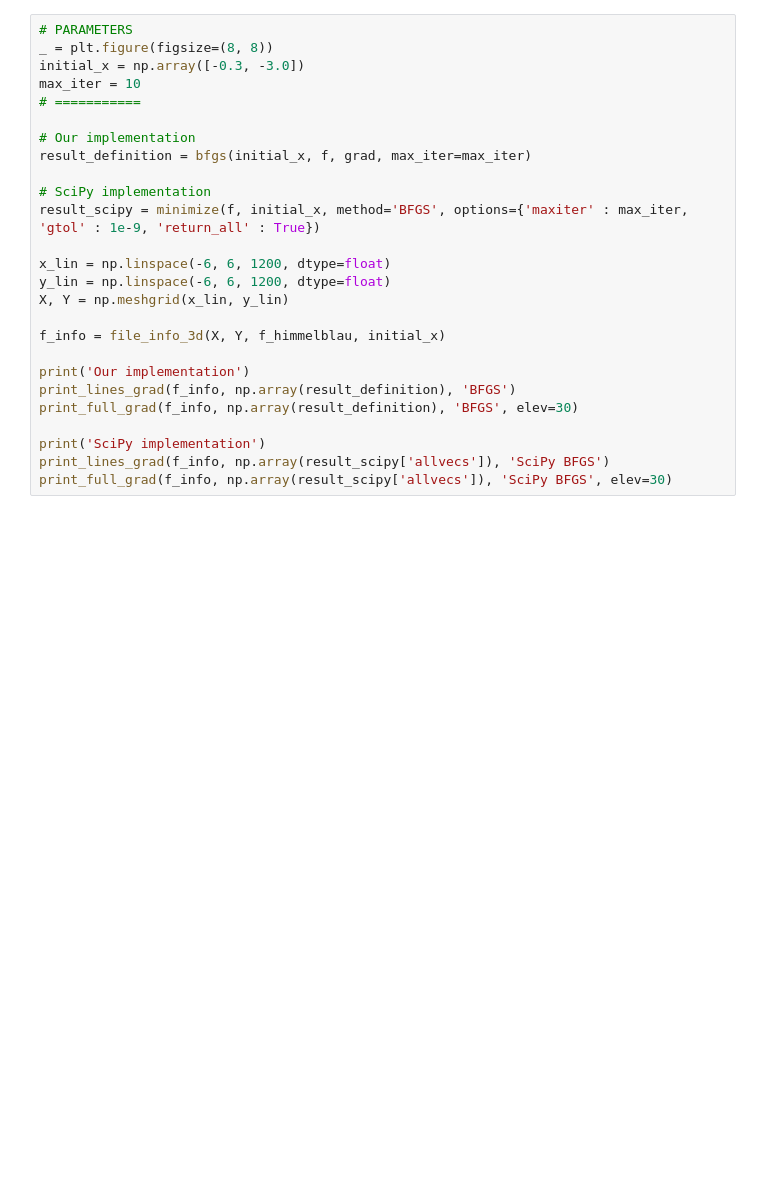
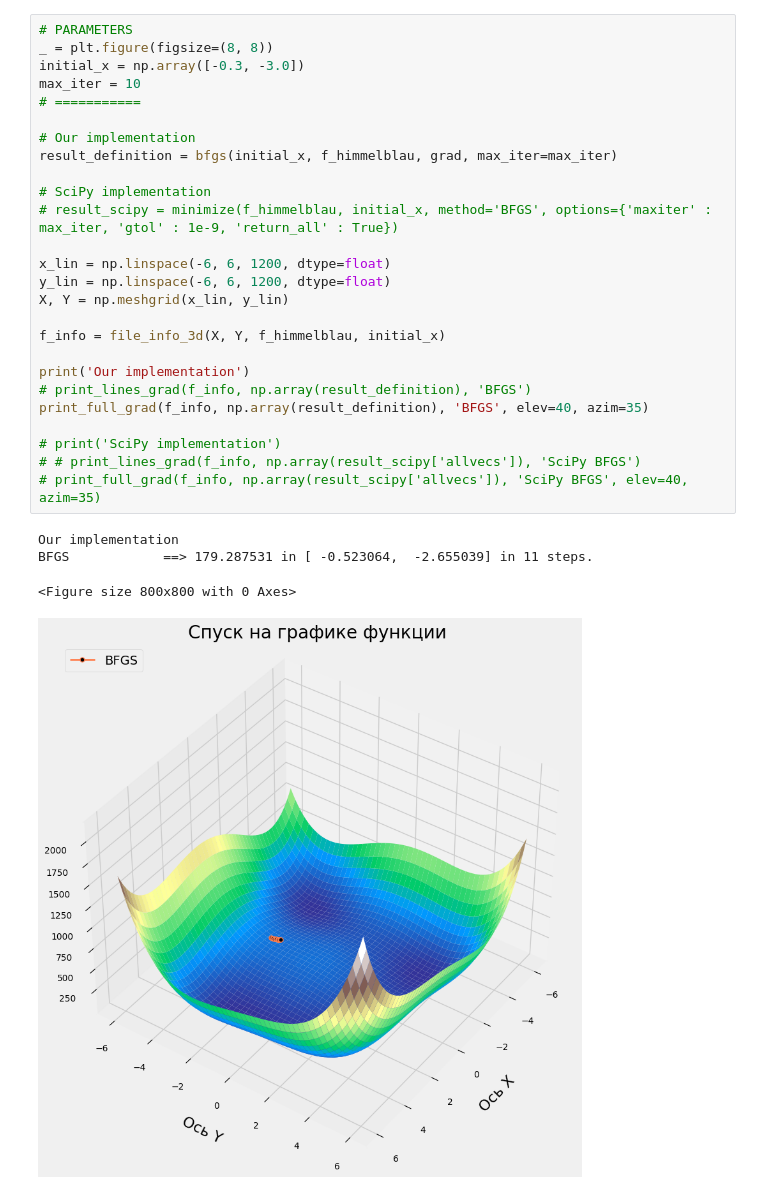
Before and after one commit to trio-at-optimization/optimization-lab4, a Jupyter notebook: Sources/T2/T2_a_BFGS.ipynb, the cells around one changed output. Saved outputs shown, nothing was run; the diff lists cells and outputs as text; blank space fills up the shorter version.

```diff
--- a/Sources/T2/T2_a_BFGS.ipynb
+++ b/Sources/T2/T2_a_BFGS.ipynb
@@ -190,26 +186,31 @@ NameError: name 'result' is not defined
 # %%
 # PARAMETERS
 _ = plt.figure(figsize=(8, 8))
 initial_x = np.array([-0.3, -3.0])
 max_iter = 10
 # ===========
 
 # Our implementation
-result_definition = bfgs(initial_x, f, grad, max_iter=max_iter)
+result_definition = bfgs(initial_x, f_himmelblau, grad, max_iter=max_iter)
 
 # SciPy implementation
-result_scipy = minimize(f, initial_x, method='BFGS', options={'maxiter' : max_iter, 'gtol' : 1e-9, 'return_all' : True})
+# result_scipy = minimize(f_himmelblau, initial_x, method='BFGS', options={'maxiter' : max_iter, 'gtol' : 1e-9, 'return_all' : True})
 
 x_lin = np.linspace(-6, 6, 1200, dtype=float)
 y_lin = np.linspace(-6, 6, 1200, dtype=float)
 X, Y = np.meshgrid(x_lin, y_lin)
 
 f_info = file_info_3d(X, Y, f_himmelblau, initial_x)
 
 print('Our implementation')
-print_lines_grad(f_info, np.array(result_definition), 'BFGS')
-print_full_grad(f_info, np.array(result_definition), 'BFGS', elev=30)
+# print_lines_grad(f_info, np.array(result_definition), 'BFGS')
+print_full_grad(f_info, np.array(result_definition), 'BFGS', elev=40, azim=35)
 
-print('SciPy implementation')
-print_lines_grad(f_info, np.array(result_scipy['allvecs']), 'SciPy BFGS')
-print_full_grad(f_info, np.array(result_scipy['allvecs']), 'SciPy BFGS', elev=30)
+# print('SciPy implementation')
+# # print_lines_grad(f_info, np.array(result_scipy['allvecs']), 'SciPy BFGS')
+# print_full_grad(f_info, np.array(result_scipy['allvecs']), 'SciPy BFGS', elev=40, azim=35)
+# %% [output]
+Our implementation
+BFGS            ==> 179.287531 in [ -0.523064,  -2.655039] in 11 steps.
+<Figure size 800x800 with 0 Axes>
+[figure, added]
```
Also changed, not shown: parts of 1 cell of this notebook.
